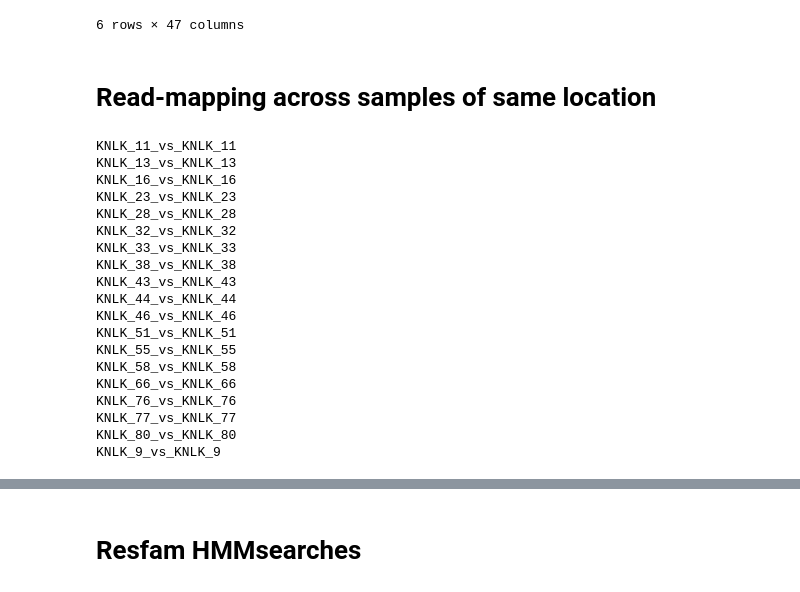
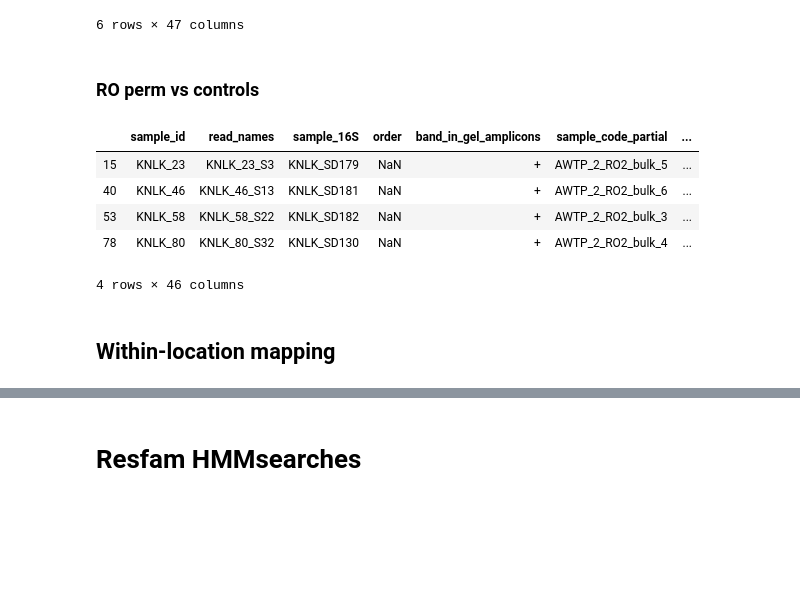
Before and after one commit to rosekantor/awtp2, a Jupyter notebook: reads_to_assemblies.ipynb, the cells around one changed output, grey strips where cells are left out. Drawn from its saved outputs; the diff is of its cells as text; code cells hidden in the pictures; blank space fills up the shorter version.

```diff
--- a/reads_to_assemblies.ipynb
+++ b/reads_to_assemblies.ipynb
@@ -7,7 +7,7 @@ wd = '/Users/rosekantor/data/awtp2_metagenomics'
 assem_dir = '/data2/other/knelson/assembly'
 reads_dir = '/data2/other/knelson/raw.d/trimmed_reads'
 # %%
-tab = pd.read_csv(f'{wd}/metagenomics_sample_table.tsv', sep='\t')
+tab = pd.read_csv(f'{wd}/metagenome_info_tables/metagenomics_sample_table.tsv', sep='\t')
 # %%
 tab.head()
 # %% [output]
@@ -279,6 +254,17 @@ controls
 | 33 | KNLK_4 | KNLK_4_S25 | NaN | 25.0 | - | EXP_0_field_bulk | ... |
 | 52 | KNLK_57 | KNLK_57_S14 | NaN | 14.0 | - | EXP_pos-power6.4_extraction_NA | ... |
 6 rows × 47 columns
+# %% [markdown]
+### RO perm vs controls
+# %%
+tab[tab.location_code=='RO_2stage']
+# %% [output]
+|  | sample_id | read_names | sample_16S | order | band_in_gel_amplicons | sample_code_partial | ... |
+| 15 | KNLK_23 | KNLK_23_S3 | KNLK_SD179 | NaN | + | AWTP_2_RO2_bulk_5 | ... |
+| 40 | KNLK_46 | KNLK_46_S13 | KNLK_SD181 | NaN | + | AWTP_2_RO2_bulk_6 | ... |
+| 53 | KNLK_58 | KNLK_58_S22 | KNLK_SD182 | NaN | + | AWTP_2_RO2_bulk_3 | ... |
+| 78 | KNLK_80 | KNLK_80_S32 | KNLK_SD130 | NaN | + | AWTP_2_RO2_bulk_4 | ... |
+4 rows × 46 columns
 # %%
 # Just running the RO perm samples
 # changed controls from list to df, check nothing broke!
@@ -306,8 +292,8 @@ for group, df in tab.groupby('location_code'):
                 qcmd = f'echo "{map_cmd}" | qsub -V -pe smp 48 -N {s}_vs_{c}'
                 f.write(qcmd + '\n')
     f.close()
-# %% [markdown]
-# Read-mapping across samples of same location
+# %% [markdown]
+## Within-location mapping
 # %%
 bt2 = '/opt/bin/bio/bowtie2'
 ssam = '/opt/bin/bio/shrinksam'
@@ -336,27 +322,3 @@ for group, df in tab.groupby('project_type'):
                     qcmd = f'echo "{map_cmd}" | qsub -V -pe smp 48 -N {s}_vs_{r}'
                     f.write(qcmd + '\n')
     f.close()
-# %%
-# get just self-mappings and run these first
-for row in tab[tab.project_type=='DPWF'].itertuples():
-    print(f'{row.sample_id}_vs_{row.sample_id}')
-# %% [output]
-KNLK_11_vs_KNLK_11
-KNLK_13_vs_KNLK_13
-KNLK_16_vs_KNLK_16
-KNLK_23_vs_KNLK_23
-KNLK_28_vs_KNLK_28
-KNLK_32_vs_KNLK_32
-KNLK_33_vs_KNLK_33
-KNLK_38_vs_KNLK_38
-KNLK_43_vs_KNLK_43
-KNLK_44_vs_KNLK_44
-KNLK_46_vs_KNLK_46
-KNLK_51_vs_KNLK_51
-KNLK_55_vs_KNLK_55
-KNLK_58_vs_KNLK_58
-KNLK_66_vs_KNLK_66
-KNLK_76_vs_KNLK_76
-KNLK_77_vs_KNLK_77
-KNLK_80_vs_KNLK_80
-KNLK_9_vs_KNLK_9
```
Also changed, not shown: parts of 33 cells of this notebook.
